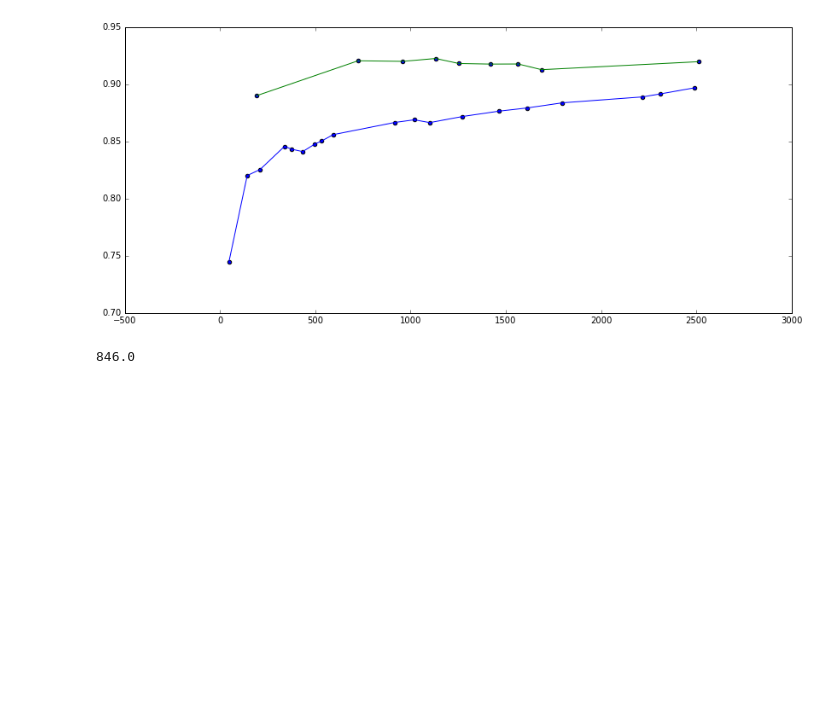
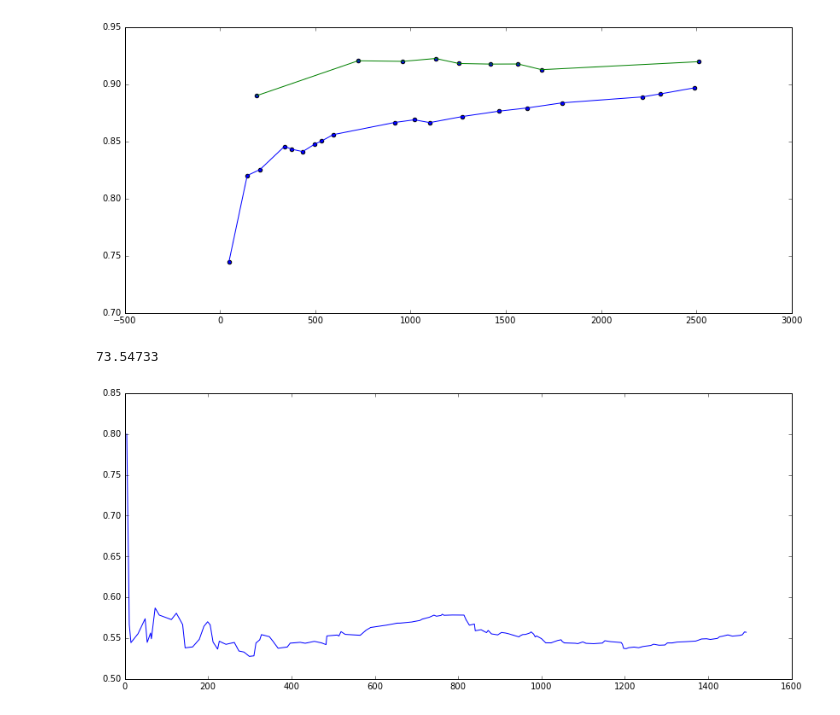
Before and after one commit to CS175MinecraftAI/IfYouCanDodgeAFireball, a Jupyter notebook: code/analysis/survival_rate.ipynb, the cells around one changed output. Drawn from its saved outputs; the diff is of its cells as text; code cells hidden in the pictures; blank space fills up the shorter version.

```diff
--- a/code/analysis/survival_rate.ipynb
+++ b/code/analysis/survival_rate.ipynb
@@ -54,11 +54,28 @@ fireball approach dodge rate over life time:
 original position approach dodge rate over life time:
 [0.89005, 0.9206799999999999, 0.92017, 0.922685, 0.918314, 0.9177866666666666, 0.91787, 0.9128925, 0.9198733333333333]
 [figure]
-# %%
-#diag5 = np.genfromtxt("final/log_file_4ghast-1500-output.txt",delimiter=None) # load the text file
-
-Survival_Rates =['4.00000', '2.00000', '2.00000', '10.00000', '11.00000', '2.00000', '5.00000', '1.00000', '8.00000', '5.00000', '15.00000', '8.00000', '6.00000', '1.00000', '10.00000', '11.00000', '9.00000', '6.00000', '3.00000', '1.00000', '4.00000', '3.00000', '4.00000', '4.00000', '12.00000', '3.00000', '6.00000', '5.00000', '6.00000', '5.00000', '6.00000', '3.00000', '9.00000', '3.00000', '3.00000', '13.00000', '5.00000', '14.00000', '6.00000', '14.00000', '8.00000', '5.00000', '2.00000', '15.00000', '2.00000', '4.00000', '4.00000', '18.00000', '12.00000', '8.00000', '27.00000', '18.00000', '4.00000', '18.00000', '3.00000', '9.00000', '4.00000', '12.00000', '8.00000', '3.00000', '7.00000', '2.00000', '2.00000', '12.00000', '16.00000', '1.00000', '1.00000', '8.00000', '0.00000', '9.00000', '4.00000', '3.00000', '2.00000', '7.00000', '7.00000', '5.00000', '3.00000', '6.00000', '4.00000', '2.00000', '4.00000', '4.00000', '7.00000', '2.00000', '2.00000', '1.00000', '2.00000', '3.00000', '1.00000', '7.00000', '13.00000', '5.00000', '1.00000', '2.00000', '13.00000', '3.00000', '9.00000', '3.00000', '9.00000', '13.00000', '5.00000', '6.00000', '11.00000', '1.00000', '0.00000', '3.00000', '4.00000', '8.00000', '5.00000', '7.00000', '13.00000', '5.00000', '2.00000', '4.00000', '8.00000', '5.00000', '6.00000', '8.00000', '12.00000', '16.00000', '12.00000', '7.00000', '4.00000', '12.00000', '4.00000', '6.00000', '8.00000', '4.00000', '12.00000', '4.00000', '5.00000', '2.00000']
-
-print sum([float(i) for i in Survival_Rates])
-# %% [output]
-846.0
+# %%
+import numpy as np
+import matplotlib.pyplot as plt
+
+diag5 = np.genfromtxt("final/log_file_4ghast-1500-output.txt",delimiter=None) # load the text file
+
+Last_Dead_List = [5, 11, 15, 32, 49, 54, 62, 64, 73, 83, 112, 124, 139, 145, 163, 179, 190, 199, 205, 212, 223, 227, 235, 243, 263, 274, 286, 299, 310, 315, 324, 328, 347, 355, 368, 390, 397, 421, 433, 455, 472, 483, 485, 510, 514, 519, 529, 565, 579, 590, 628, 654, 661, 689, 694, 708, 714, 731, 742, 748, 759, 762, 766, 786, 814, 819, 827, 839, 841, 855, 868, 872, 880, 895, 904, 914, 920, 937, 946, 949, 955, 962, 972, 975, 981, 985, 988, 1000, 1010, 1023, 1039, 1047, 1050, 1055, 1081, 1087, 1099, 1107, 1125, 1146, 1152, 1166, 1191, 1194, 1197, 1203, 1209, 1222, 1233, 1243, 1262, 1269, 1273, 1282, 1296, 1302, 1313, 1325, 1345, 1370, 1384, 1396, 1405, 1422, 1427, 1436, 1447, 1458, 1476, 1482, 1487, 1491]
+
+Survival_Rates =['0.80000', '0.33333', '0.50000', '0.58824', '0.64706', '0.40000', '0.62500', '0.50000', '0.88889', '0.50000', '0.51724', '0.66667', '0.40000', '0.16667', '0.55556', '0.68750', '0.81818', '0.66667', '0.50000', '0.14286', '0.36364', '0.75000', '0.50000', '0.50000', '0.60000', '0.27273', '0.50000', '0.38462', '0.54545', '1.00000', '0.66667', '0.75000', '0.47368', '0.37500', '0.23077', '0.59091', '0.71429', '0.58333', '0.50000', '0.63636', '0.47059', '0.45455', '1.00000', '0.60000', '0.50000', '0.80000', '0.40000', '0.50000', '0.85714', '0.72727', '0.71053', '0.69231', '0.57143', '0.64286', '0.60000', '0.64286', '0.66667', '0.70588', '0.72727', '0.50000', '0.63636', '0.66667', '0.50000', '0.60000', '0.57143', '0.20000', '0.12500', '0.66667', '0.00000', '0.64286', '0.30769', '0.75000', '0.25000', '0.46667', '0.77778', '0.50000', '0.50000', '0.35294', '0.44444', '0.66667', '0.66667', '0.57143', '0.70000', '0.66667', '0.33333', '0.25000', '0.66667', '0.25000', '0.10000', '0.53846', '0.81250', '0.62500', '0.33333', '0.40000', '0.50000', '0.50000', '0.75000', '0.37500', '0.50000', '0.61905', '0.83333', '0.42857', '0.44000', '0.33333', '0.00000', '0.50000', '0.66667', '0.61538', '0.45455', '0.70000', '0.68421', '0.71429', '0.50000', '0.44444', '0.57143', '0.83333', '0.54545', '0.66667', '0.60000', '0.64000', '0.85714', '0.58333', '0.44444', '0.70588', '0.80000', '0.66667', '0.72727', '0.36364', '0.66667', '0.66667', '1.00000', '0.50000']
+new_list = [float(i) for i in Survival_Rates]
+print sum([float(i) for i in Survival_Rates])
+
+cum_dodge_rate = []
+temp = 0
+
+for i,k in enumerate(new_list):
+        temp += k
+        cum_dodge_rate.append(temp/(i+1))
+
+plt.figure(figsize=(2^12,2^4))
+plt.plot(Last_Dead_List,cum_dodge_rate)
+plt.show()
+# %% [output]
+73.54733
+[figure, added]
```
Also changed, not shown: 4 other files.
